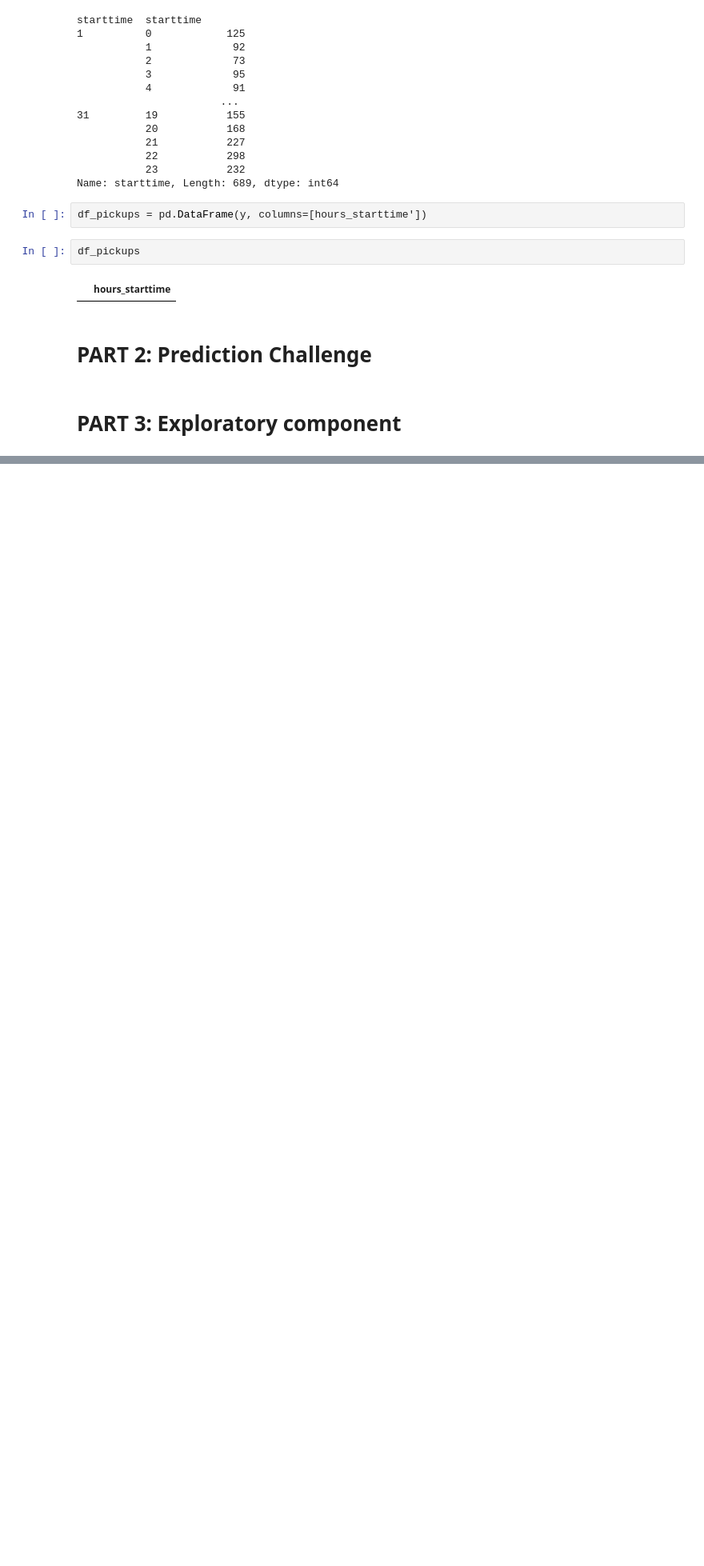
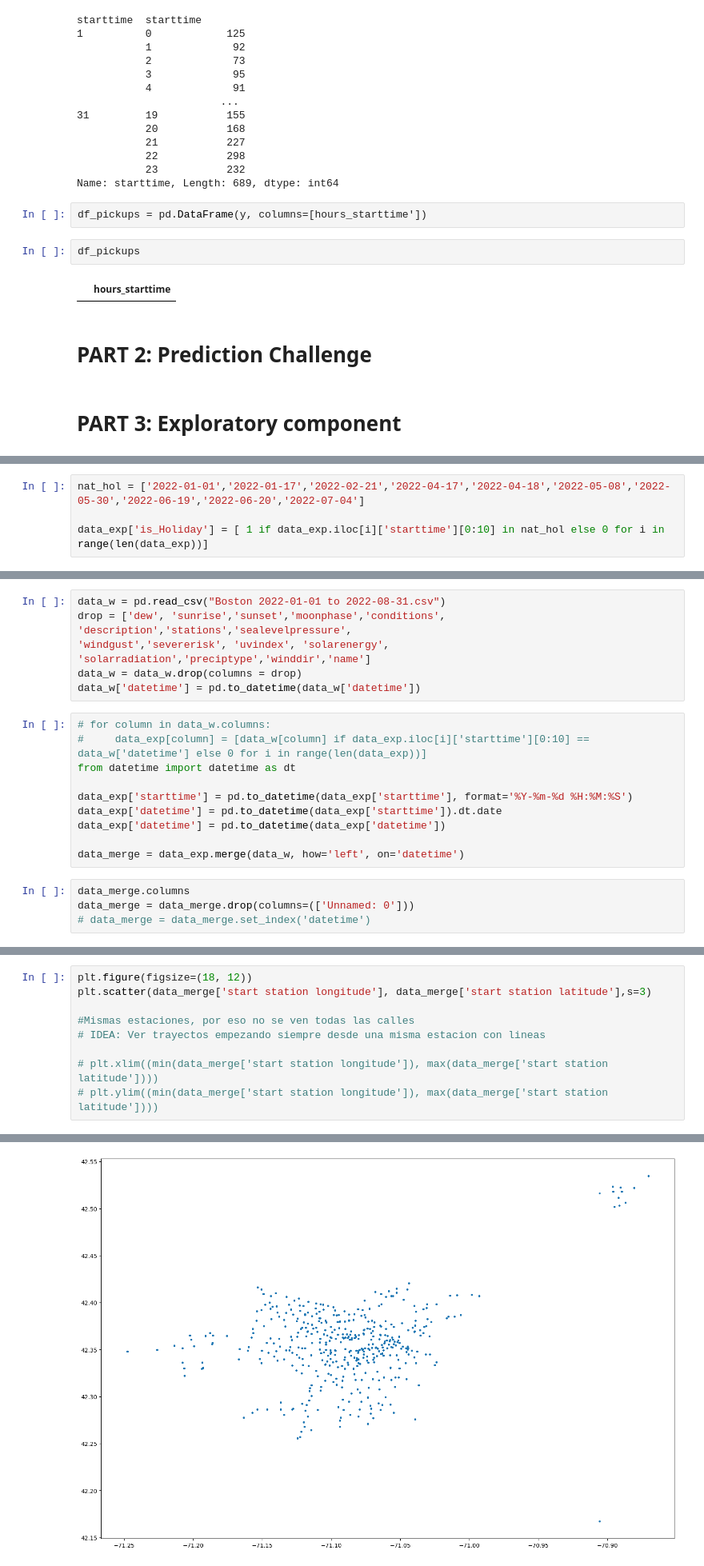
Before and after one commit to ivans14/BA_proj, a Jupyter notebook: Exploratory.ipynb, the cells around one changed output, grey strips where cells are left out. Shown: that part at 80% size. Cells and saved outputs as stored; diff of their text form; blank space fills up the shorter version.

```diff
--- a/Exploratory.ipynb
+++ b/Exploratory.ipynb
@@ -153,0 +172,4 @@ df_pickups
+# %%
+nat_hol = ['2022-01-01','2022-01-17','2022-02-21','2022-04-17','2022-04-18','2022-05-08','2022-05-30','2022-06-19','2022-06-20','2022-07-04']
+
+data_exp['is_Holiday'] = [ 1 if data_exp.iloc[i]['starttime'][0:10] in nat_hol else 0 for i in range(len(data_exp))]
@@ -153,0 +178,20 @@ df_pickups
+# %%
+data_w = pd.read_csv("Boston 2022-01-01 to 2022-08-31.csv")
+drop = ['dew', 'sunrise','sunset','moonphase','conditions', 'description','stations','sealevelpressure',
+'windgust','severerisk', 'uvindex', 'solarenergy', 'solarradiation','preciptype','winddir','name']
+data_w = data_w.drop(columns = drop)
+data_w['datetime'] = pd.to_datetime(data_w['datetime'])
+# %%
+# for column in data_w.columns:
+#     data_exp[column] = [data_w[column] if data_exp.iloc[i]['starttime'][0:10] == data_w['datetime'] else 0 for i in range(len(data_exp))]
+from datetime import datetime as dt
+
+data_exp['starttime'] = pd.to_datetime(data_exp['starttime'], format='%Y-%m-%d %H:%M:%S')
+data_exp['datetime'] = pd.to_datetime(data_exp['starttime']).dt.date
+data_exp['datetime'] = pd.to_datetime(data_exp['datetime'])
+
+data_merge = data_exp.merge(data_w, how='left', on='datetime')
+# %%
+data_merge.columns
+data_merge = data_merge.drop(columns=(['Unnamed: 0']))
+# data_merge = data_merge.set_index('datetime')
@@ -153,0 +216,10 @@ df_pickups
+# %%
+plt.figure(figsize=(18, 12))
+plt.scatter(data_merge['start station longitude'], data_merge['start station latitude'],s=3)
+
+#Mismas estaciones, por eso no se ven todas las calles
+# IDEA: Ver trayectos empezando siempre desde una misma estacion con lineas
+
+# plt.xlim((min(data_merge['start station longitude']), max(data_merge['start station latitude'])))
+# plt.ylim((min(data_merge['start station longitude']), max(data_merge['start station latitude'])))
+# %% [output]
@@ -153,0 +227 @@ df_pickups
+[figure, added]
```
Also changed, not shown: parts of 8 cells of this notebook, 1 other file.
